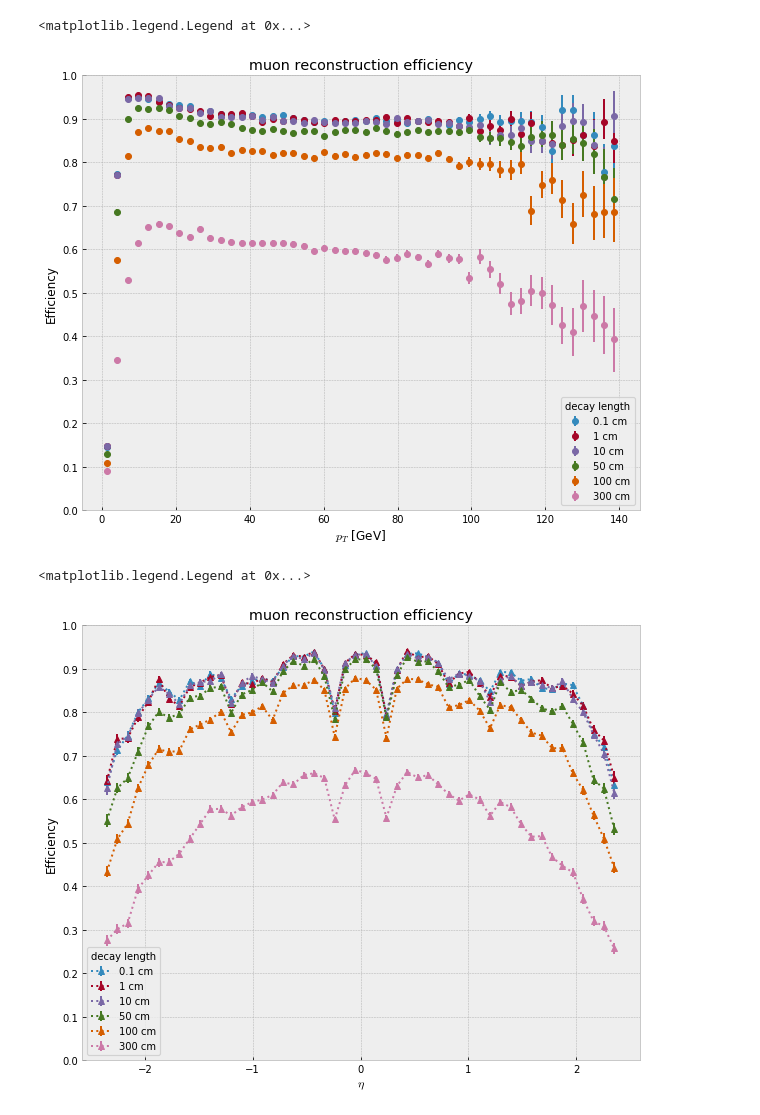
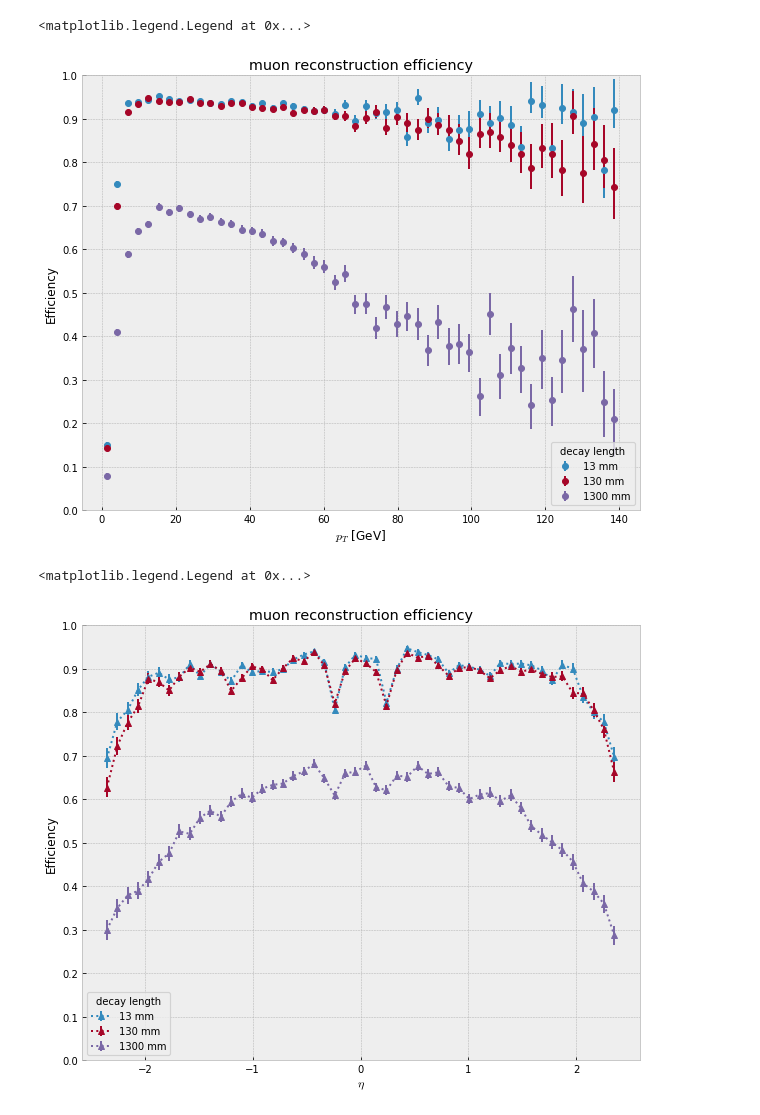
Before and after one commit to afrankenthal/FirefighterAnalysis, a Jupyter notebook: recoMuEfficiency.ipynb, the cells around one changed output. Cells and saved outputs as stored; diff of their text form; code cells hidden in the pictures.

```diff
--- a/recoMuEfficiency.ipynb
+++ b/recoMuEfficiency.ipynb
@@ -14,12 +14,9 @@ Welcome to JupyROOT 6.14/00
 from collections import OrderedDict
 
 dfs = OrderedDict({
-    0.1 : uproot.open('../Firefighter/washAOD/test/2018/SIDMmumu_Mps-200_MZp-1p2_ctau-1p20e-03.root')['RECO_muTrackEffi/recoEffiForMuTrack'].pandas.df(),
-      1 : uproot.open('../Firefighter/washAOD/test/2018/SIDMmumu_Mps-200_MZp-1p2_ctau-0p012.root')['RECO_muTrackEffi/recoEffiForMuTrack']   .pandas.df(),
-     10 : uproot.open('../Firefighter/washAOD/test/2018/SIDMmumu_Mps-200_MZp-1p2_ctau-0p12.root')['RECO_muTrackEffi/recoEffiForMuTrack']    .pandas.df(),
-     50 : uproot.open('../Firefighter/washAOD/test/2018/SIDMmumu_Mps-200_MZp-1p2_ctau-0p6.root')['RECO_muTrackEffi/recoEffiForMuTrack']     .pandas.df(),
-    100 : uproot.open('../Firefighter/washAOD/test/2018/SIDMmumu_Mps-200_MZp-1p2_ctau-1p2.root')['RECO_muTrackEffi/recoEffiForMuTrack']     .pandas.df(),
-    300 : uproot.open('../Firefighter/washAOD/test/2018/SIDMmumu_Mps-200_MZp-1p2_ctau-3p6.root')['RECO_muTrackEffi/recoEffiForMuTrack']     .pandas.df()
+     13 : uproot.open('../Firefighter/washAOD/test/AlbertoSample/MC_125_20_13mm.root'  )['RECO_dsa/recoEffiForMuTrack'].pandas.df(),
+    130 : uproot.open('../Firefighter/washAOD/test/AlbertoSample/MC_125_20_130mm.root' )['RECO_dsa/recoEffiForMuTrack'].pandas.df(),
+   1300 : uproot.open('../Firefighter/washAOD/test/AlbertoSample/MC_125_20_1300mm.root')['RECO_dsa/recoEffiForMuTrack'].pandas.df()
 })
 # %%
 for k, df in dfs.items():
@@ -29,8 +26,8 @@ fig, ax = plt.subplots(figsize=(10,8))
 plt.rcParams['patch.linewidth'] = 1.2
 
 for k, df in dfs.items():
-    df['nMatched'].plot.hist(bins=5, range=(0,5), ax=ax, label=f'{k} cm', histtype='step', density=True)
-    print('%.2fcm #events: %i' % (k, len(df['nMatched'].dropna())))
+    df['nMatched'].plot.hist(bins=5, range=(0,5), ax=ax, label=f'{k} mm', histtype='step', density=True)
+    print('%.2fmm #events: %i' % (k, len(df['nMatched'].dropna())))
 ax.set_xlabel('#muons')
 plt.title('reconstructed offline muon(dSA) per event')
 plt.legend(loc='upper left', title='decay length')
@@ -46,7 +40,7 @@ plt.legend(loc='upper left', title='decay length')
 # %%
 fig, ax = plt.subplots(1,3, figsize=(15,4))
 
-df = dfs[100]
+df = dfs[130]
 
 recoDf = df[['genPt','genEta','genPhi', 'recoPt']].dropna()
 
@@ -86,28 +80,28 @@ def extract_teffi(eff):
 # %%
 
 fig,ax = plt.subplots(figsize=(10,8))
 # df = dfs[1]
 for k, df in dfs.items():
     recoDf = df[['genPt', 'recoPt']].dropna()
     h0 = ROOT.TH1F(f'h0_{k}', '', 50,0,140)
     h1 = ROOT.TH1F(f'h1_{k}', '', 50,0,140)
     for x in df['genPt']: h0.Fill(x)
     for x in recoDf['genPt']: h1.Fill(x)
 
     eff = ROOT.TEfficiency(h1, h0)
     data = extract_teffi(eff)
 
-    ax.errorbar(x=data['x'], y=data['y'], yerr=data['yerr'], fmt='o', label=f'{k} cm')
+    ax.errorbar(x=data['x'], y=data['y'], yerr=data['yerr'], fmt='o', label=f'{k} mm')
 
 ax.set_title('muon reconstruction efficiency')
 ax.set_xlabel('$p_{T}$ [GeV]')
 ax.set_ylabel('Efficiency')
 ax.yaxis.set_major_locator(plt.MaxNLocator(10))
 ax.set_ylim((0,1))
 ax.legend(loc='best', title='decay length')
 # %% [output]
 <matplotlib.legend.Legend at 0x...>
-[figure, old version]
+[figure, new version]
 # %%
 fig,ax = plt.subplots(figsize=(10,8))
 
@@ -121,7 +115,7 @@ for k, df in dfs.items():
     eff = ROOT.TEfficiency(h1, h0)
     data = extract_teffi(eff)
 
-    ax.errorbar(x=data['x'], y=data['y'], yerr=data['yerr'], fmt='^:', label=f'{k} cm')
+    ax.errorbar(x=data['x'], y=data['y'], yerr=data['yerr'], fmt='^:', label=f'{k} mm')
 
 ax.set_title('muon reconstruction efficiency')
 ax.set_xlabel('$\eta$')
@@ -131,7 +125,7 @@ ax.set_ylim((0,1))
 ax.legend(loc='best', title='decay length')
 # %% [output]
 <matplotlib.legend.Legend at 0x...>
-[figure, old version]
+[figure, new version]
 # %%
 fig,ax = plt.subplots(figsize=(10,8))
 # df = dfs[1]
```
Also changed, not shown: parts of 4 cells of this notebook, 1 other file.
